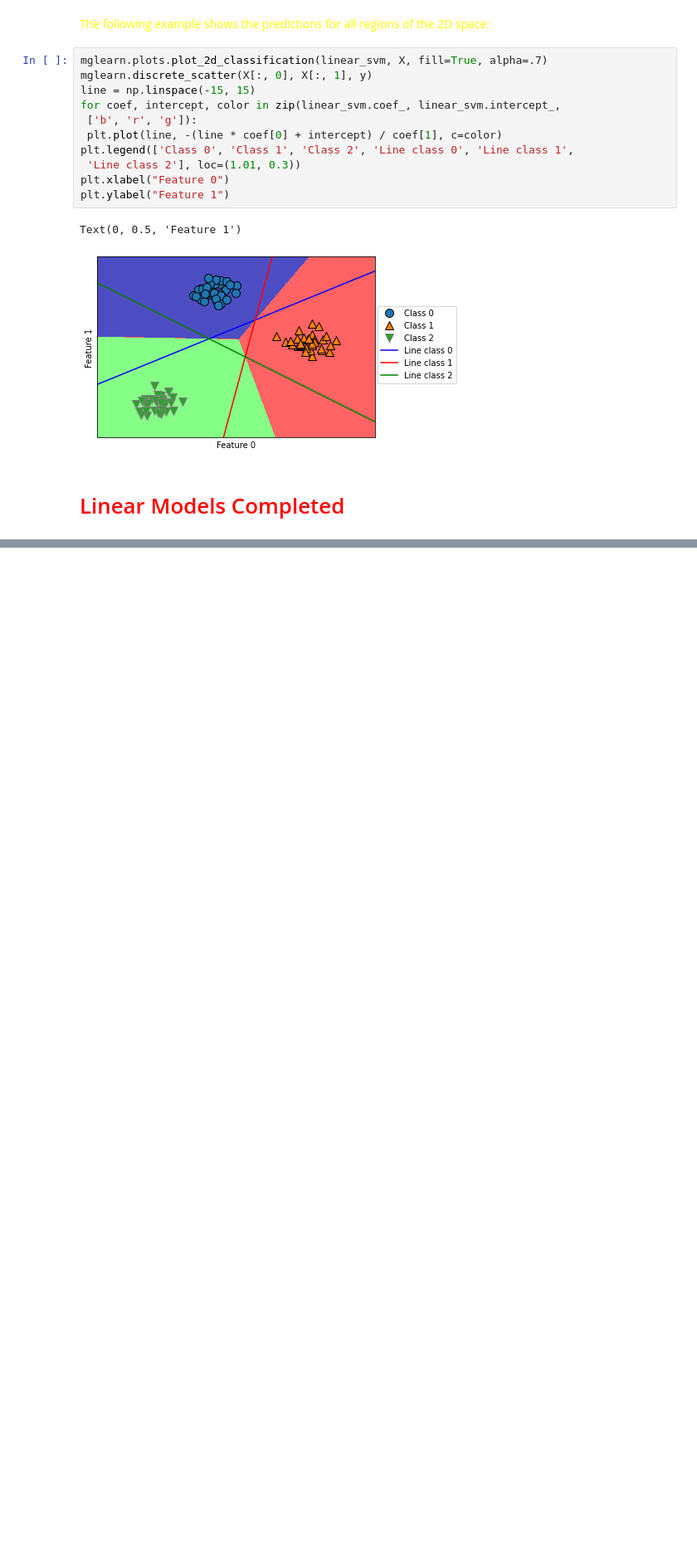
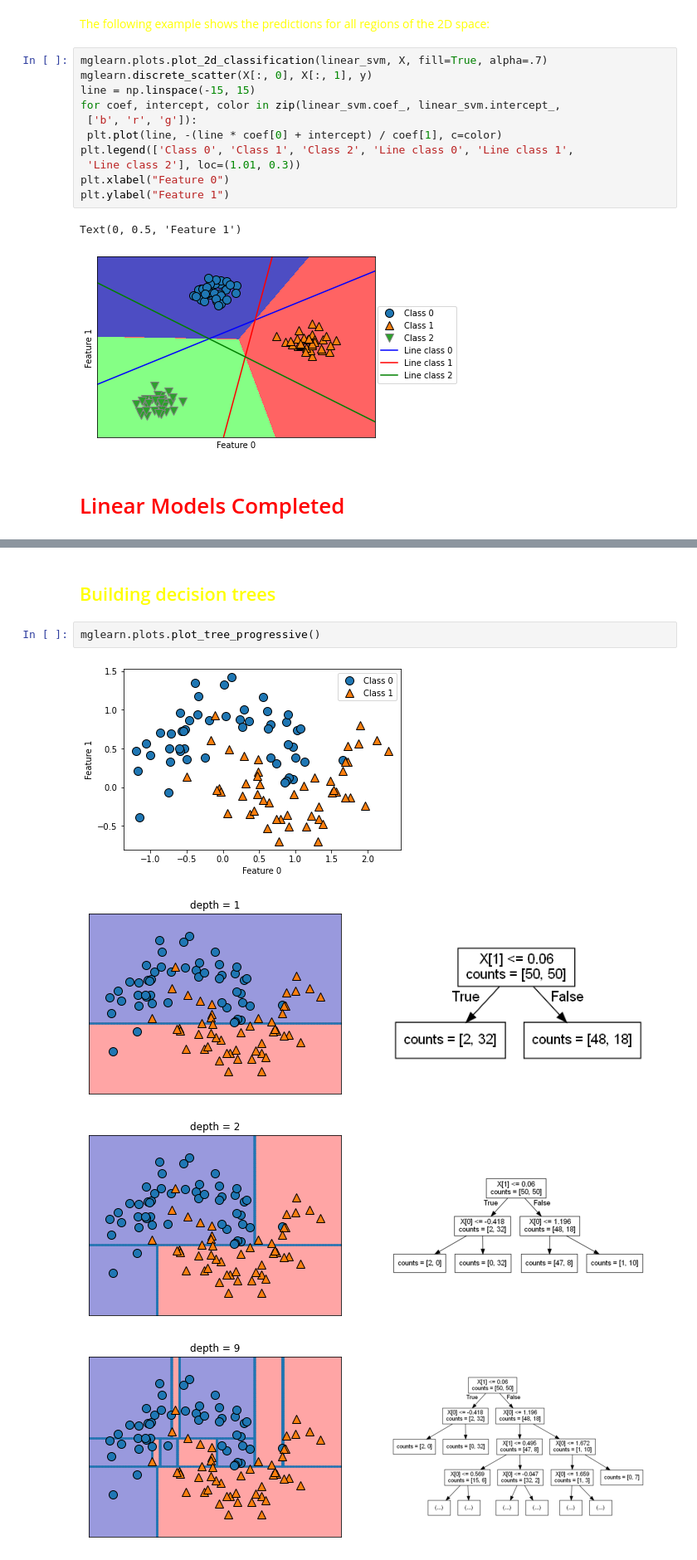
Before and after one commit to Coastpure/Intro-to-ML-with-Python, a Jupyter notebook: 02-supervised-learning.ipynb, the cells around one changed output, grey strips where cells are left out. Shown at 83% size. Drawn from its saved outputs; the diff is of its cells as text; blank space fills up the shorter version.

Commit message:
Decision

```diff
--- a/02-supervised-learning.ipynb
+++ b/02-supervised-learning.ipynb
@@ -609,0 +653,9 @@ Text(0, 0.5, 'Feature 1')
+# %% [markdown]
+<h2><font color="yellow">Building decision trees<font></h2>
+# %%
+mglearn.plots.plot_tree_progressive()
+# %% [output]
+[figure, added]
+[figure, added]
+[figure, added]
+[figure, added]
```
Also changed, not shown: parts of 8 cells of this notebook, 2 other files.
